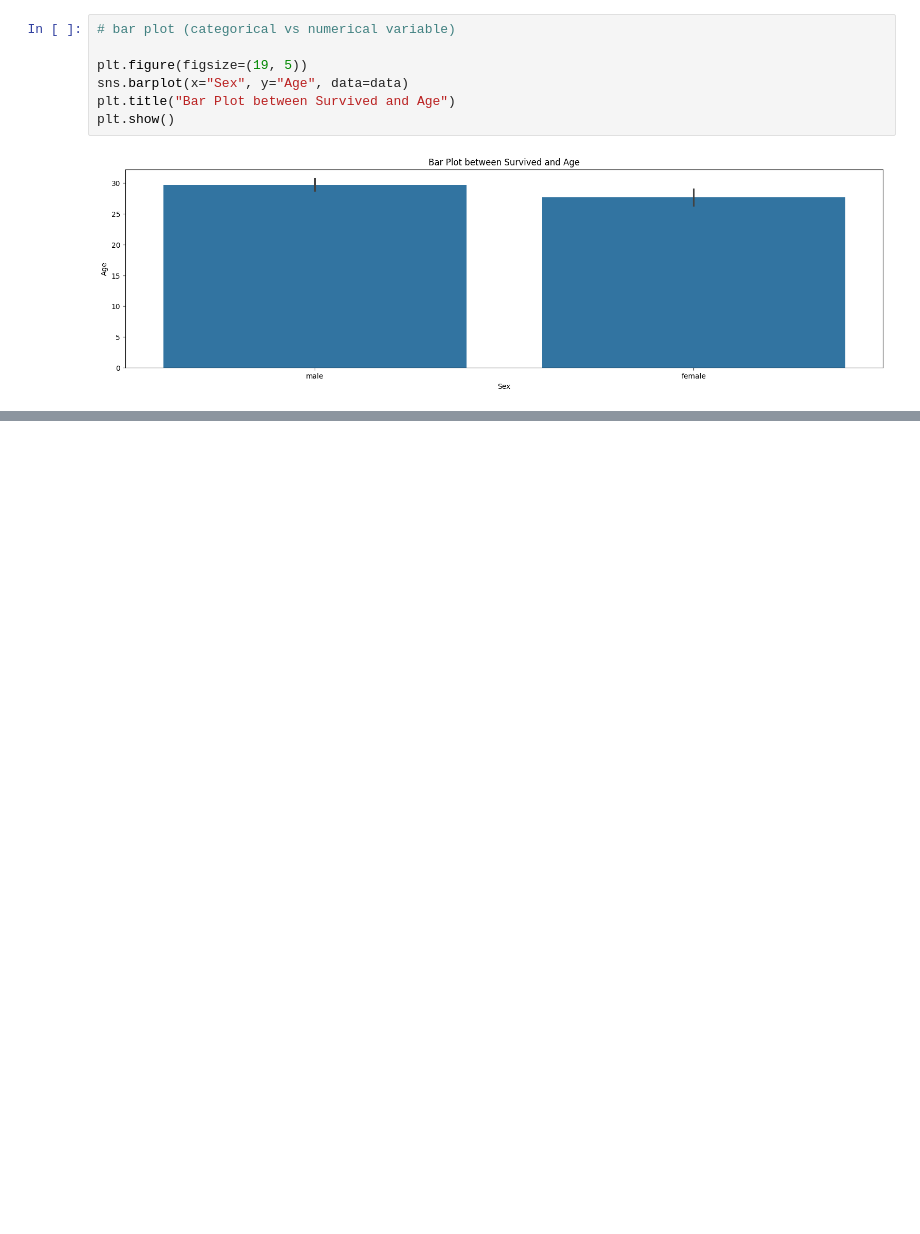
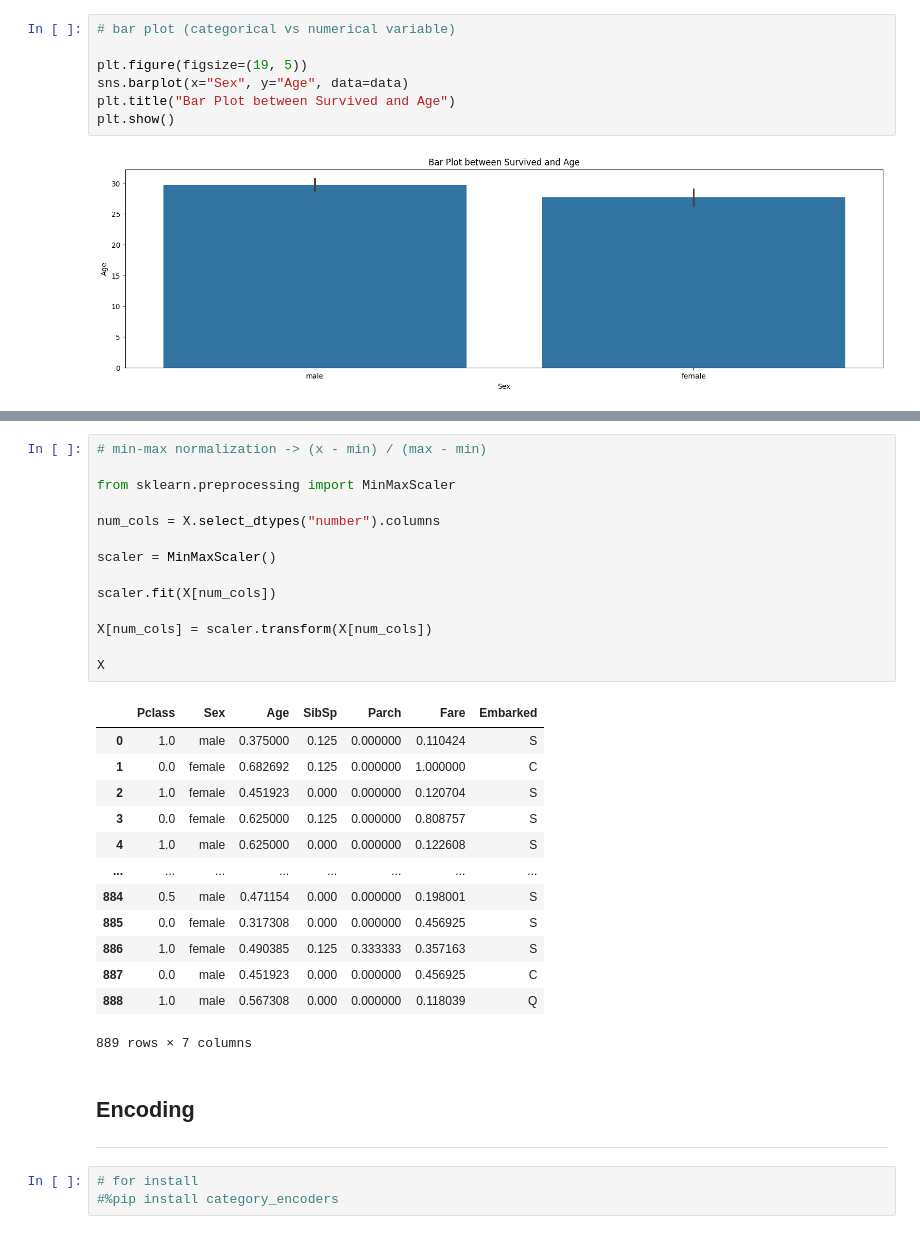
Before and after one commit to adelbadran/DEPI_ONL4_AIS2_S2_ML, a Jupyter notebook: Data_Analysis_Course/Session_4/Code/Visualization_1.ipynb, the cells around one changed output, grey strips where cells are left out. Drawn from its saved outputs; the diff is of its cells as text; blank space fills up the shorter version.

```diff
--- a/Data_Analysis_Course/Session_4/Code/Visualization_1.ipynb
+++ b/Data_Analysis_Course/Session_4/Code/Visualization_1.ipynb
@@ -128,0 +186,34 @@ plt.show()
+# %%
+# min-max normalization -> (x - min) / (max - min)
+
+from sklearn.preprocessing import MinMaxScaler
+
+num_cols = X.select_dtypes("number").columns
+
+scaler = MinMaxScaler()
+
+scaler.fit(X[num_cols])
+
+X[num_cols] = scaler.transform(X[num_cols])
+
+X
+# %% [output]
+|  | Pclass | Sex | Age | SibSp | Parch | Fare | Embarked |
+| 0 | 1.0 | male | 0.375000 | 0.125 | 0.000000 | 0.110424 | S |
+| 1 | 0.0 | female | 0.682692 | 0.125 | 0.000000 | 1.000000 | C |
+| 2 | 1.0 | female | 0.451923 | 0.000 | 0.000000 | 0.120704 | S |
+| 3 | 0.0 | female | 0.625000 | 0.125 | 0.000000 | 0.808757 | S |
+| 4 | 1.0 | male | 0.625000 | 0.000 | 0.000000 | 0.122608 | S |
+| ... | ... | ... | ... | ... | ... | ... | ... |
+| 884 | 0.5 | male | 0.471154 | 0.000 | 0.000000 | 0.198001 | S |
+| 885 | 0.0 | female | 0.317308 | 0.000 | 0.000000 | 0.456925 | S |
+| 886 | 1.0 | female | 0.490385 | 0.125 | 0.333333 | 0.357163 | S |
+| 887 | 0.0 | male | 0.451923 | 0.000 | 0.000000 | 0.456925 | C |
+| 888 | 1.0 | male | 0.567308 | 0.000 | 0.000000 | 0.118039 | Q |
+889 rows × 7 columns
+# %% [markdown]
+## Encoding
+---
+# %%
+# for install
+#%pip install category_encoders
```
Also changed, not shown: parts of 7 cells of this notebook.
